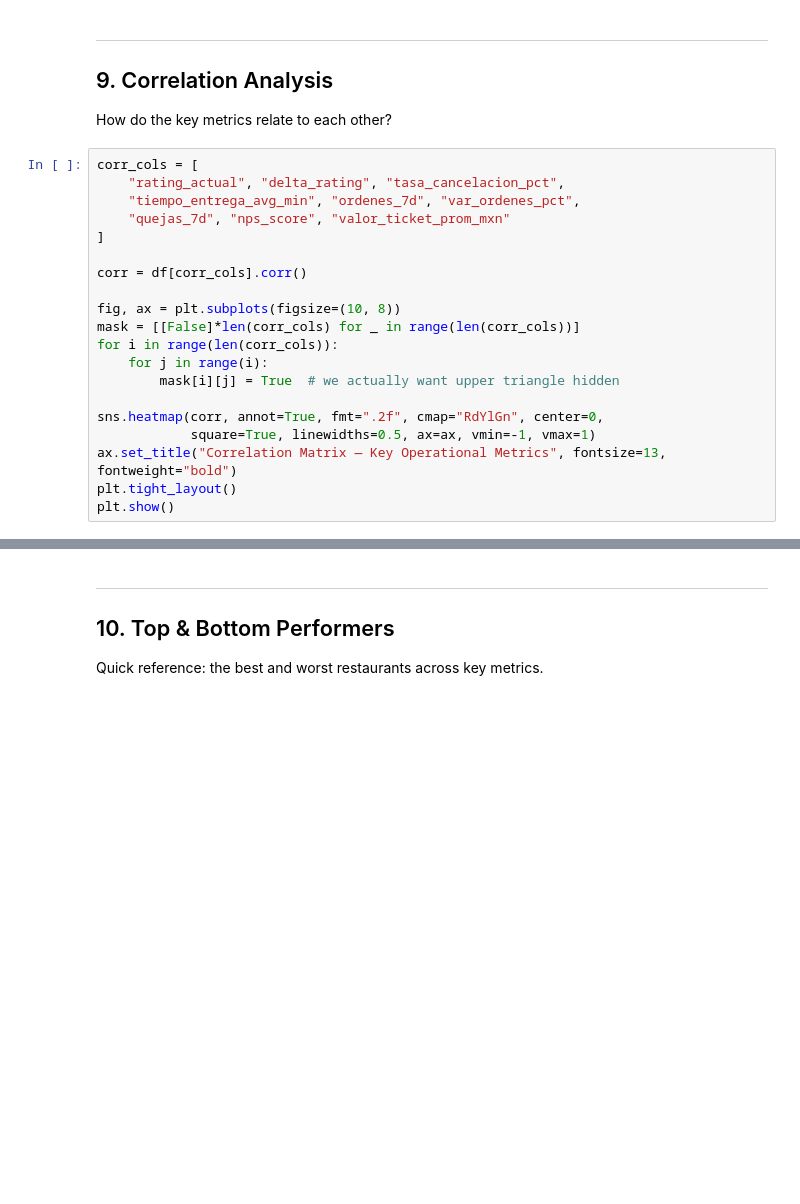
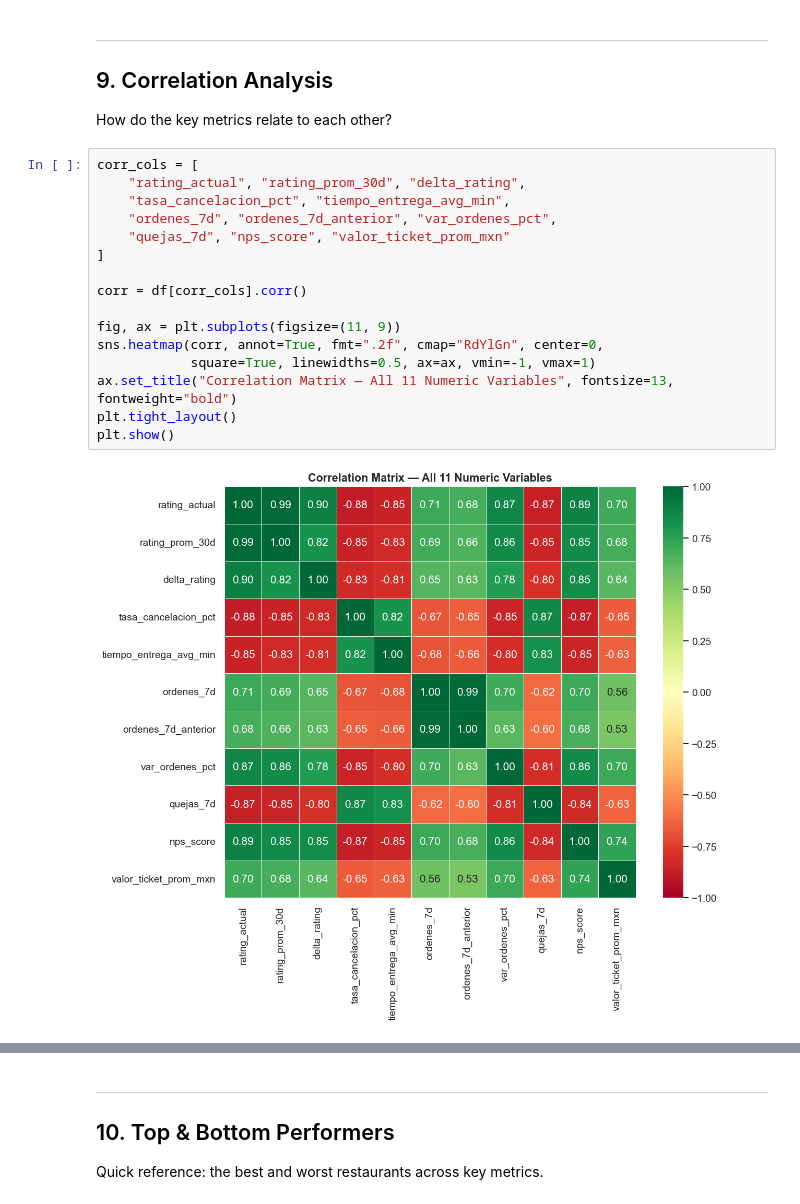
Before and after one commit to nestorivanmo/rappi-business-case, a Jupyter notebook: exploration.ipynb, the cells around one changed output, grey strips where cells are left out. Drawn from its saved outputs; the diff is of its cells as text; blank space fills up the shorter version.

```diff
--- a/exploration.ipynb
+++ b/exploration.ipynb
@@ -342,21 +477,19 @@ plt.show()
 How do the key metrics relate to each other?
 # %%
 corr_cols = [
-    "rating_actual", "delta_rating", "tasa_cancelacion_pct",
-    "tiempo_entrega_avg_min", "ordenes_7d", "var_ordenes_pct",
+    "rating_actual", "rating_prom_30d", "delta_rating",
+    "tasa_cancelacion_pct", "tiempo_entrega_avg_min",
+    "ordenes_7d", "ordenes_7d_anterior", "var_ordenes_pct",
     "quejas_7d", "nps_score", "valor_ticket_prom_mxn"
 ]
 
 corr = df[corr_cols].corr()
 
-fig, ax = plt.subplots(figsize=(10, 8))
-mask = [[False]*len(corr_cols) for _ in range(len(corr_cols))]
-for i in range(len(corr_cols)):
-    for j in range(i):
-        mask[i][j] = True  # we actually want upper triangle hidden
-
+fig, ax = plt.subplots(figsize=(11, 9))
 sns.heatmap(corr, annot=True, fmt=".2f", cmap="RdYlGn", center=0,
             square=True, linewidths=0.5, ax=ax, vmin=-1, vmax=1)
-ax.set_title("Correlation Matrix — Key Operational Metrics", fontsize=13, fontweight="bold")
+ax.set_title("Correlation Matrix — All 11 Numeric Variables", fontsize=13, fontweight="bold")
 plt.tight_layout()
 plt.show()
+# %% [output]
+[figure, added]
```
Also changed, not shown: parts of 21 cells of this notebook, 8 other files.
